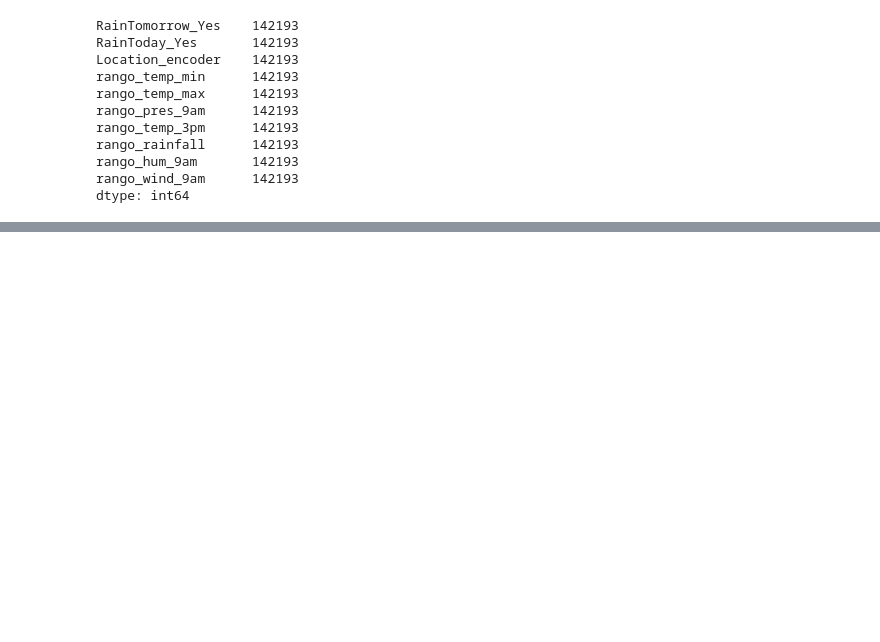
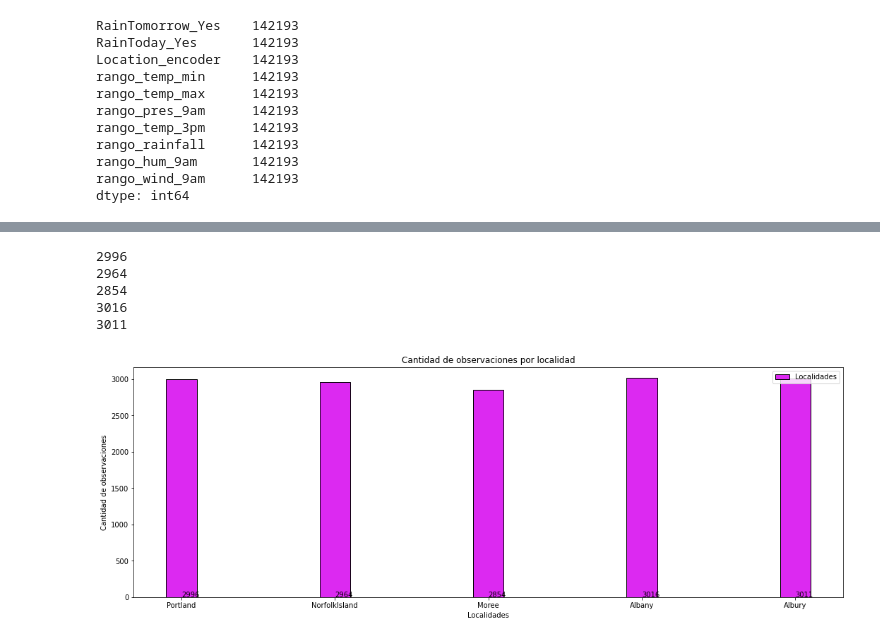
Before and after one commit to 4lequinn/PRUEBA-1-MINERIA, a Jupyter notebook: DataScience.ipynb, the cells around one changed output, grey strips where cells are left out. Cells and saved outputs as stored; diff of their text form; code cells hidden in the pictures; blank space fills up the shorter version.

```diff
--- a/DataScience.ipynb
+++ b/DataScience.ipynb
@@ -956,3 +1145,18 @@ df2.groupby(df2.index.month).head()
+# %%
+registros = ['Portland','NorfolkIsland','Moree','Albany','Albury']
+listitaReg = []
+for x in range(len(registros)):
+    print(df3[(df3.Location == registros[x])]["Location"].count())
+    listitaReg.append(df3[(df3.Location == registros[x])]["Location"].count())
+
+getGraficoBarras1(registros, listitaReg,"Localidades","Cantidad de observaciones","Cantidad de observaciones por localidad","Localidades")
+# %% [output]
+2996
+2964
+2854
+3016
+3011
+[figure, added]
 # %%
 from openpyxl import Workbook # Permite exportar en archivos excel
 
```
Also changed, not shown: parts of 29 cells of this notebook.
